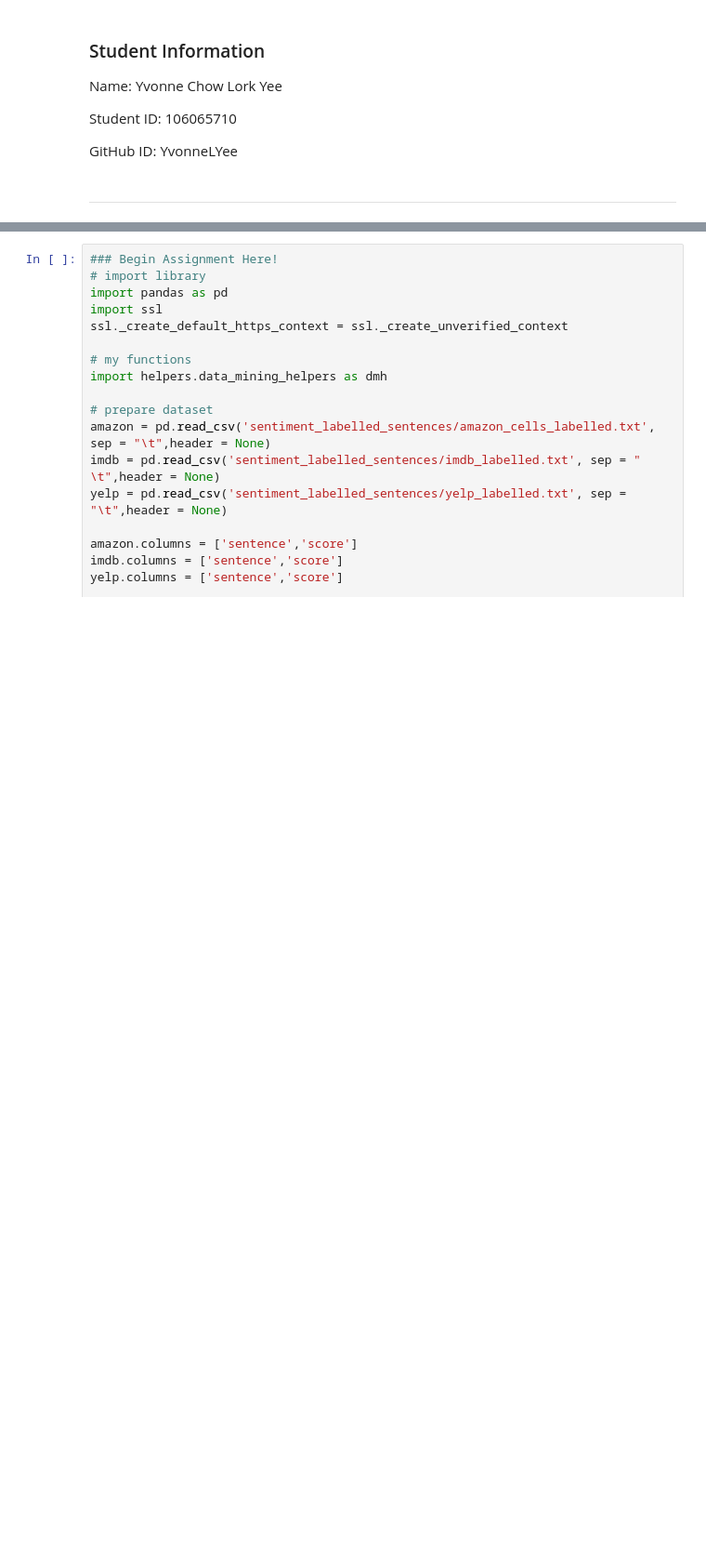
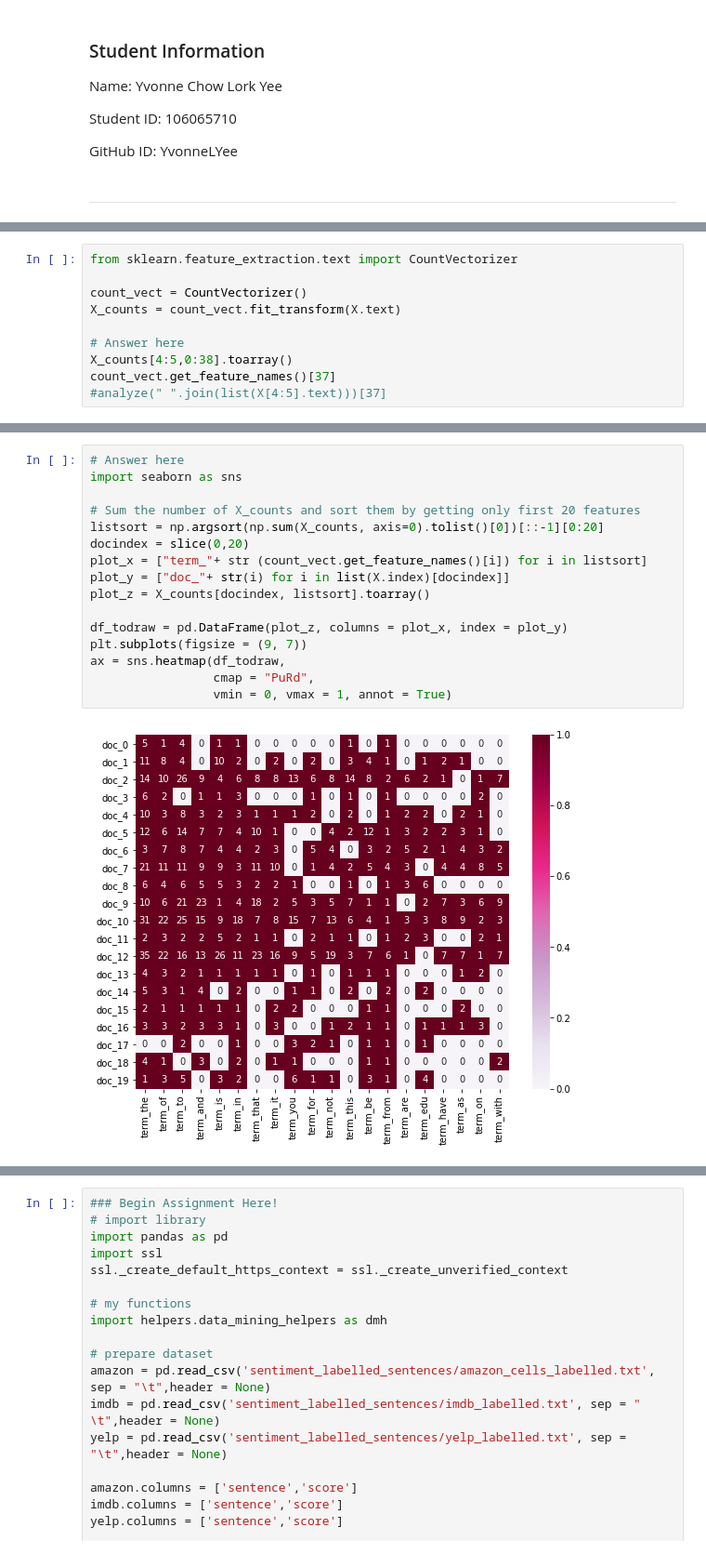
Before and after one commit to YvonneLYee/dm_2018_hw_1, a Jupyter notebook: YvonneChow_106065710.ipynb, the cells around one changed output, grey strips where cells are left out. Shown at 93% size. Drawn from its saved outputs; the diff is of its cells as text; blank space fills up the shorter version.

```diff
--- a/YvonneChow_106065710.ipynb
+++ b/YvonneChow_106065710.ipynb
@@ -13,0 +226,10 @@ GitHub ID: YvonneLYee
+# %%
+from sklearn.feature_extraction.text import CountVectorizer
+
+count_vect = CountVectorizer()
+X_counts = count_vect.fit_transform(X.text)
+
+# Answer here
+X_counts[4:5,0:38].toarray()
+count_vect.get_feature_names()[37]
+#analyze(" ".join(list(X[4:5].text)))[37]
@@ -13,0 +241,18 @@ GitHub ID: YvonneLYee
+# %%
+# Answer here
+import seaborn as sns
+
+# Sum the number of X_counts and sort them by getting only first 20 features
+listsort = np.argsort(np.sum(X_counts, axis=0).tolist()[0])[::-1][0:20]
+docindex = slice(0,20)
+plot_x = ["term_"+ str (count_vect.get_feature_names()[i]) for i in listsort]
+plot_y = ["doc_"+ str(i) for i in list(X.index)[docindex]]
+plot_z = X_counts[docindex, listsort].toarray()
+
+df_todraw = pd.DataFrame(plot_z, columns = plot_x, index = plot_y)
+plt.subplots(figsize = (9, 7))
+ax = sns.heatmap(df_todraw,
+                 cmap = "PuRd",
+                 vmin = 0, vmax = 1, annot = True)
+# %% [output]
+[figure, added]
```
Also changed, not shown: parts of 63 cells of this notebook.
